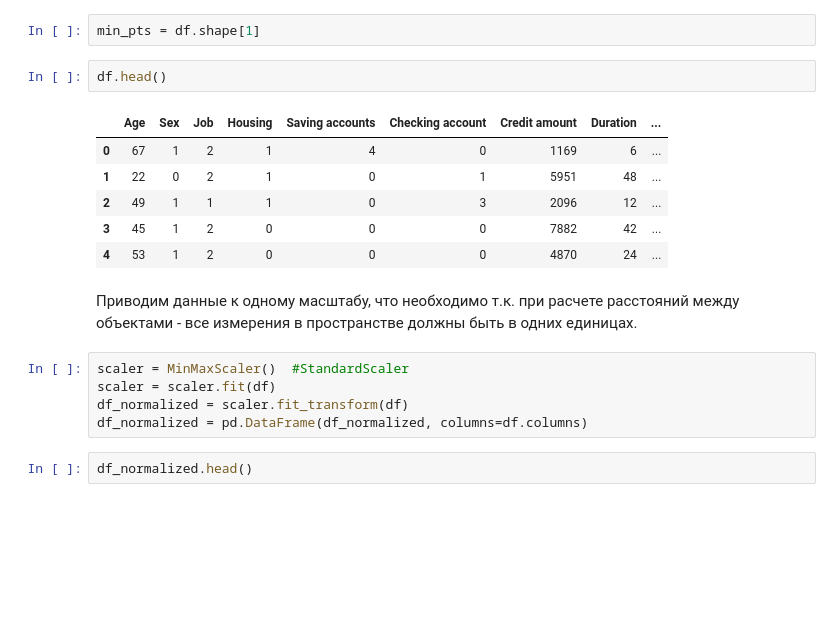
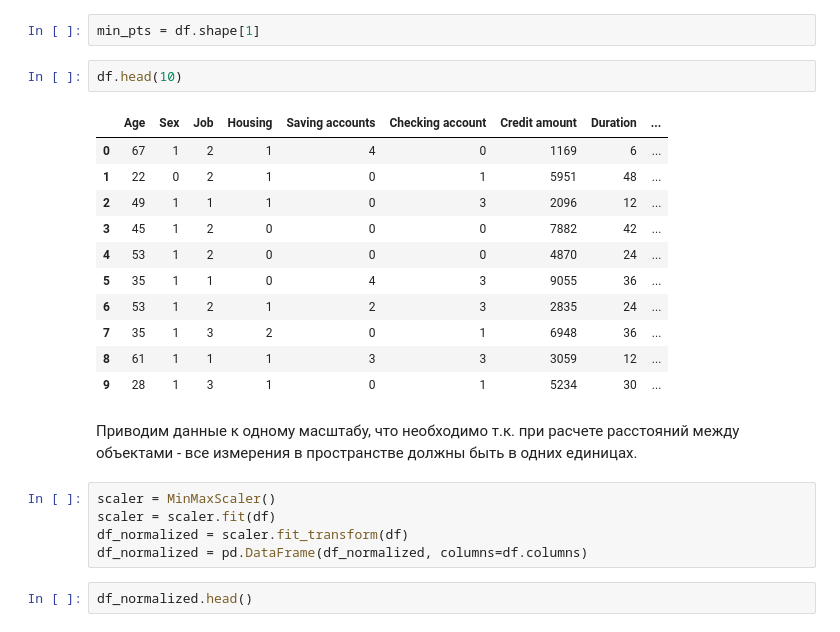
Before and after one commit to rpurei/otus, a Jupyter notebook: prof-hw2/ml_prof_hw02.ipynb, the cells around one changed output. Drawn from its saved outputs; the diff is of its cells as text; blank space fills up the shorter version.

```diff
--- a/prof-hw2/ml_prof_hw02.ipynb
+++ b/prof-hw2/ml_prof_hw02.ipynb
@@ -174,18 +208,23 @@ df['Checking account'] = labelencoder.fit_transform(df['Checking account'])
 # %%
 min_pts = df.shape[1]
 # %%
-df.head()
+df.head(10)
 # %% [output]
 |  | Age | Sex | Job | Housing | Saving accounts | Checking account | Credit amount | Duration | ... |
 | 0 | 67 | 1 | 2 | 1 | 4 | 0 | 1169 | 6 | ... |
 | 1 | 22 | 0 | 2 | 1 | 0 | 1 | 5951 | 48 | ... |
 | 2 | 49 | 1 | 1 | 1 | 0 | 3 | 2096 | 12 | ... |
 | 3 | 45 | 1 | 2 | 0 | 0 | 0 | 7882 | 42 | ... |
 | 4 | 53 | 1 | 2 | 0 | 0 | 0 | 4870 | 24 | ... |
+| 5 | 35 | 1 | 1 | 0 | 4 | 3 | 9055 | 36 | ... |
+| 6 | 53 | 1 | 2 | 1 | 2 | 3 | 2835 | 24 | ... |
+| 7 | 35 | 1 | 3 | 2 | 0 | 1 | 6948 | 36 | ... |
+| 8 | 61 | 1 | 1 | 1 | 3 | 3 | 3059 | 12 | ... |
+| 9 | 28 | 1 | 3 | 1 | 0 | 1 | 5234 | 30 | ... |
 # %% [markdown]
 Приводим данные к одному масштабу, что необходимо т.к. при расчете расстояний между объектами - все измерения в пространстве должны быть в одних единицах.
 # %%
-scaler = MinMaxScaler()  #StandardScaler
+scaler = MinMaxScaler()
 scaler = scaler.fit(df)
 df_normalized = scaler.fit_transform(df)
 df_normalized = pd.DataFrame(df_normalized, columns=df.columns)
```
Also changed, not shown: parts of 25 cells of this notebook, 1 other file.
